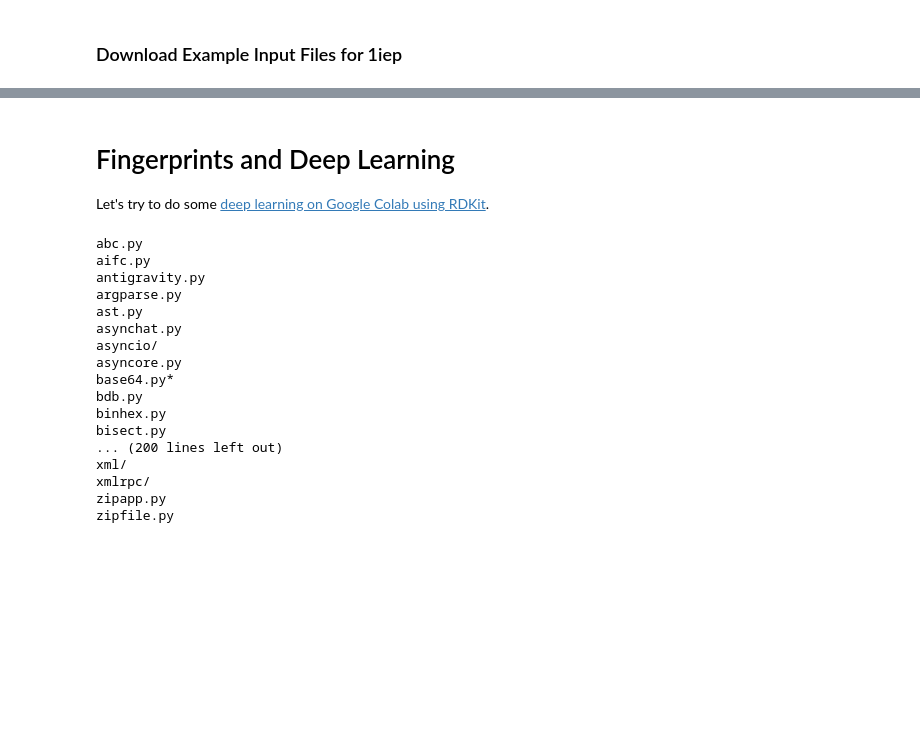
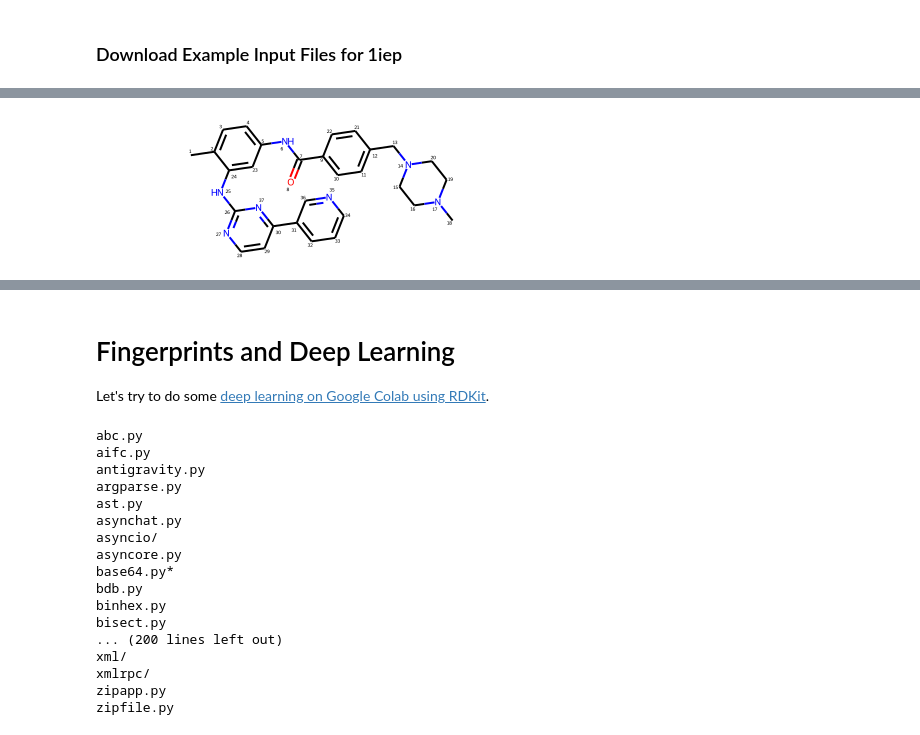
Before and after one commit to papostolides2005/RDKit-on-Colab, a Jupyter notebook: RDKit_Google_Colab.ipynb, the cells around one changed output, grey strips where cells are left out. Cells and saved outputs as stored; diff of their text form; code cells hidden in the pictures; blank space fills up the shorter version.

```diff
--- a/RDKit_Google_Colab.ipynb
+++ b/RDKit_Google_Colab.ipynb
@@ -976,3 +1086,8 @@ print(input_ligand_smiles)
+# %%
+mol = Chem.MolFromSmiles('Cc1ccc(NC(=O)c2ccc(CN3CCN(C)CC3)cc2)cc1Nc1nccc(-c2cccnc2)n1')
+set_atom_index_labels(mol, 'atomNote', one_based=True)
+# %% [output]
+[figure, added]
 # %%
 # Score the current pose
 energy = v.score()
```
Also changed, not shown: parts of 48 cells of this notebook.
